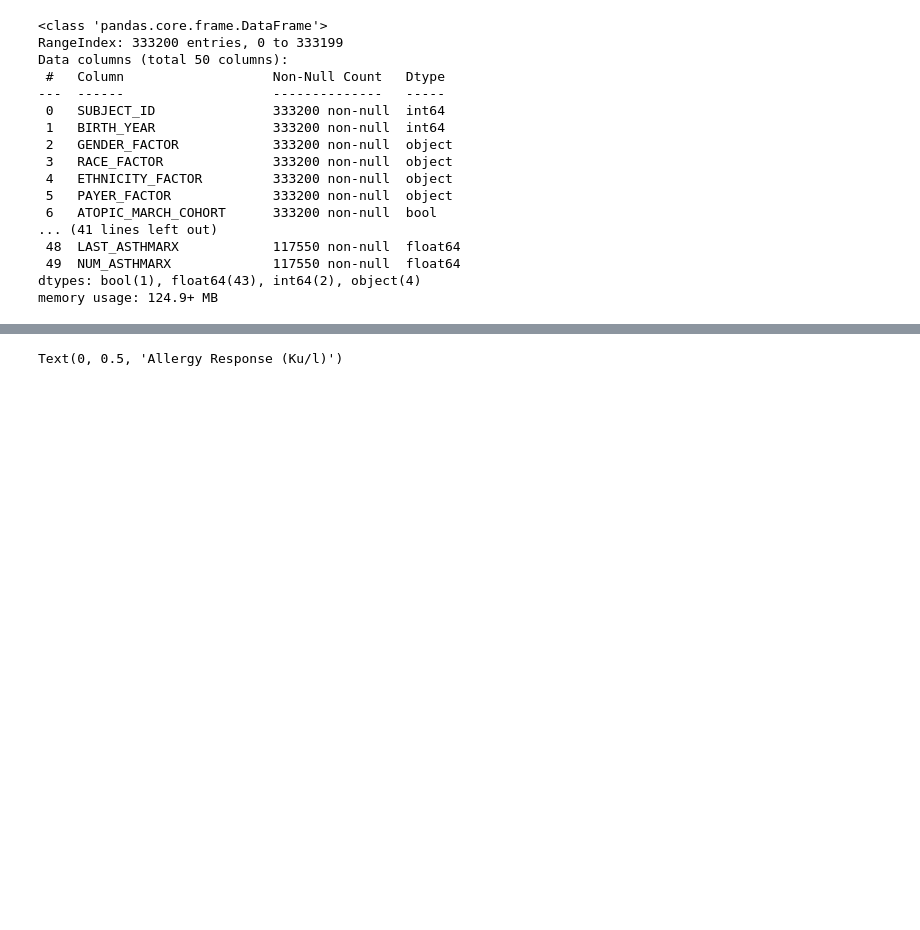
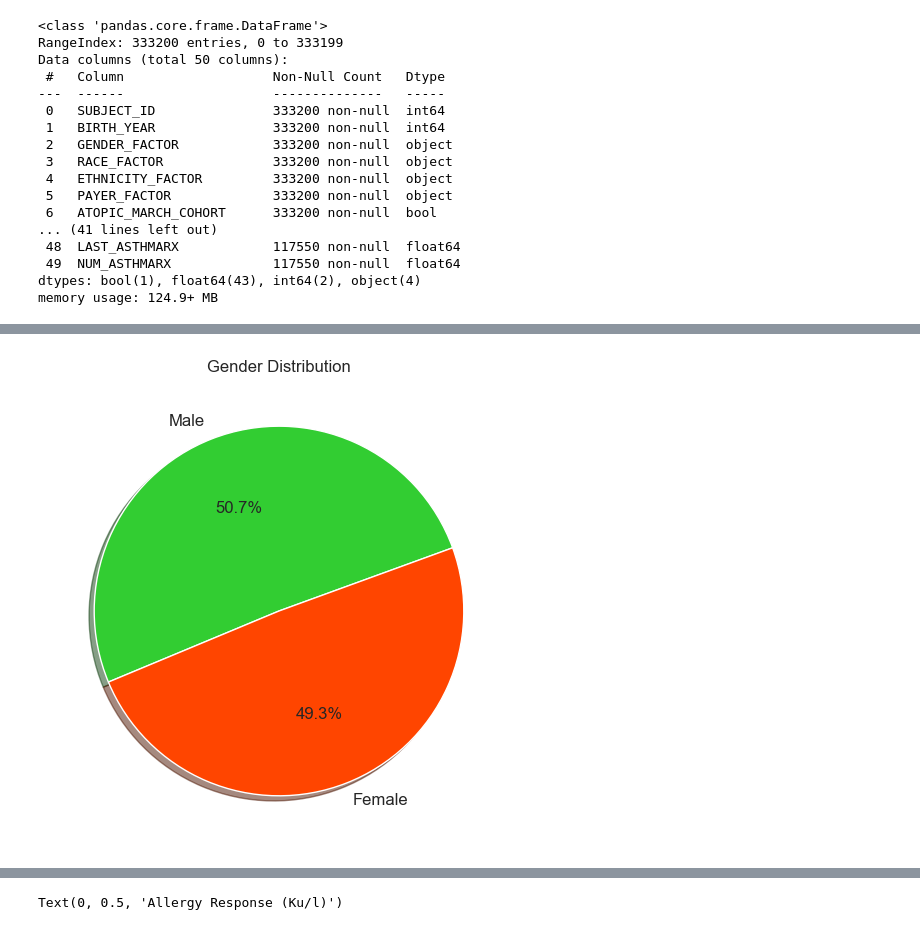
Before and after one commit to leahkrause/project_1, a Jupyter notebook: Allergy.ipynb, the cells around one changed output, grey strips where cells are left out. Saved outputs shown, nothing was run; the diff lists cells and outputs as text; code cells hidden in the pictures; blank space fills up the shorter version.

```diff
--- a/Allergy.ipynb
+++ b/Allergy.ipynb
@@ -82,0 +121,14 @@ allergy_df_clean.head()
+# %%
+allergy_df_clean['GENDER_FACTOR'].unique()
+labels=[x[5:] for x in allergy_df_clean['GENDER_FACTOR'].value_counts().index]
+sizes=[x for x in allergy_df_clean['GENDER_FACTOR'].value_counts()]
+colors = ["limegreen","orangered"]
+
+plt.figure(figsize=(8,6))
+plt.pie(sizes, labels=labels, colors=colors,
+        autopct="%1.1f%%", shadow=True, startangle=20 ,
+        textprops={'fontsize': 12})
+plt.title('Gender Distribution')
+plt.savefig('output_data/genderDist.png')
+# %% [output]
+[figure, added]
```
Also changed, not shown: parts of 46 cells of this notebook, 18 other files.
